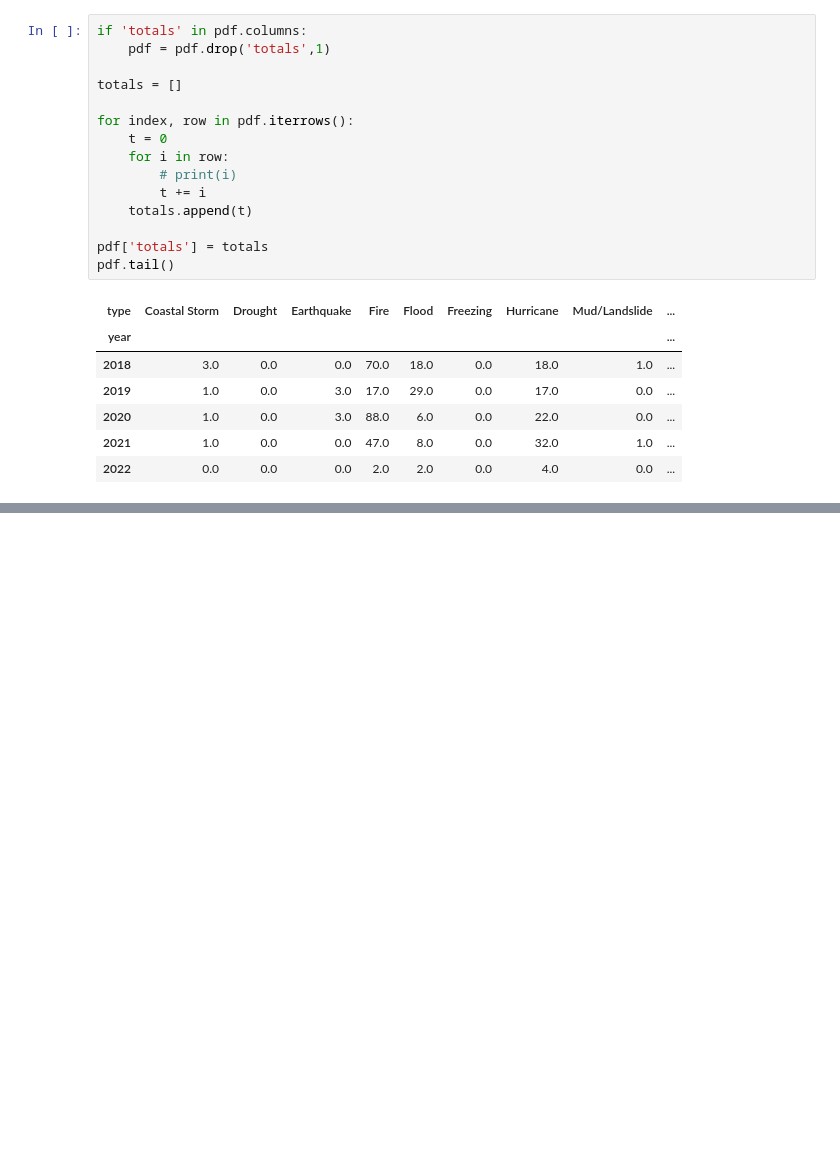
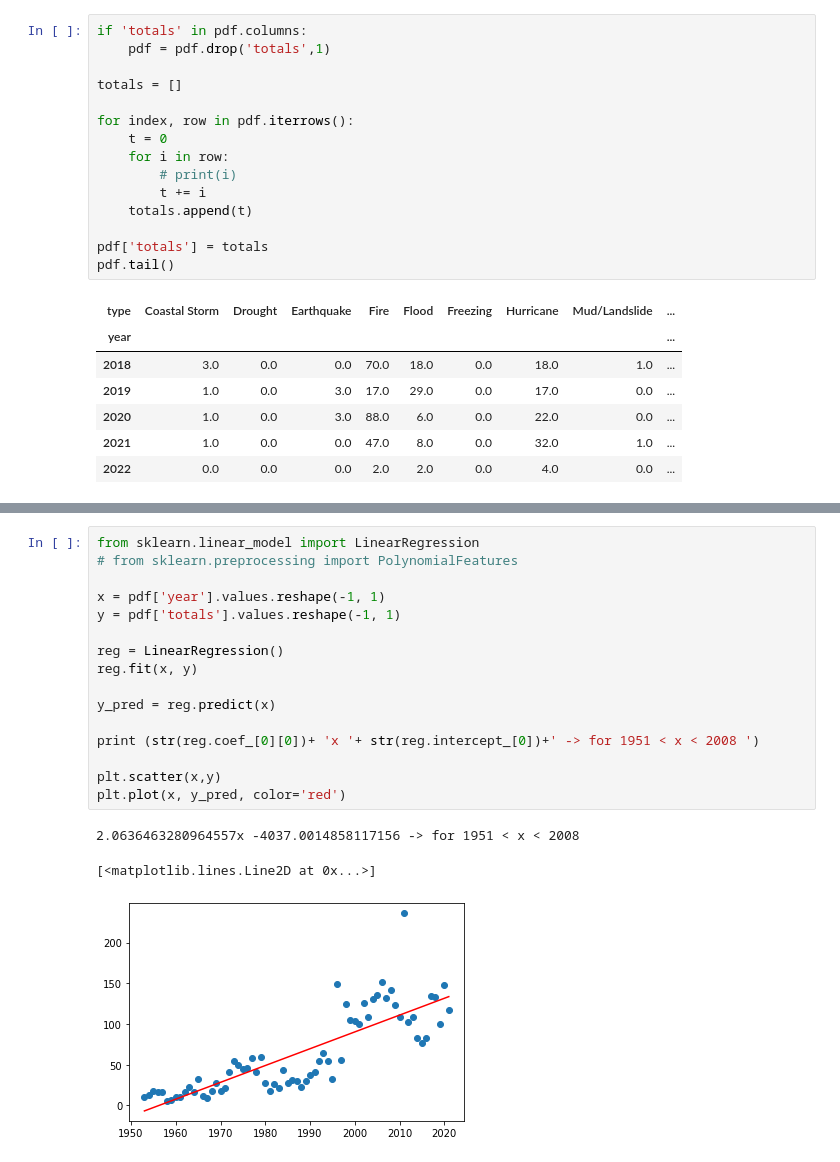
Before and after one commit to rvark2002/weather-proj, a Jupyter notebook: Natural Disaster Analysis.ipynb, the cells around one changed output, grey strips where cells are left out. Saved outputs shown, nothing was run; the diff lists cells and outputs as text; blank space fills up the shorter version.

Commit message:
Added linear regression

```diff
--- a/Natural Disaster Analysis.ipynb
+++ b/Natural Disaster Analysis.ipynb
@@ -437,6 +424,26 @@ pdf.plot(x = 'year', y = 'totals', kind='scatter',title= 'Life Expectancy')
 # %% [output]
 <AxesSubplot:title={'center':'Life Expectancy'}, xlabel='year', ylabel='totals'>
 [figure]
+# %%
+from sklearn.linear_model import LinearRegression
+# from sklearn.preprocessing import PolynomialFeatures
+
+x = pdf['year'].values.reshape(-1, 1)
+y = pdf['totals'].values.reshape(-1, 1)
+
+reg = LinearRegression()
+reg.fit(x, y)
+
+y_pred = reg.predict(x)
+
+print (str(reg.coef_[0][0])+ 'x '+ str(reg.intercept_[0])+' -> for 1951 < x < 2008 ')
+
+plt.scatter(x,y)
+plt.plot(x, y_pred, color='red')
+# %% [output]
+2.0636463280964557x -4037.0014858117156 -> for 1951 < x < 2008
+[<matplotlib.lines.Line2D at 0x...>]
+[figure, added]
 # %%
 
 poly_degree = 5
```
Also changed, not shown: parts of 4 cells of this notebook.
